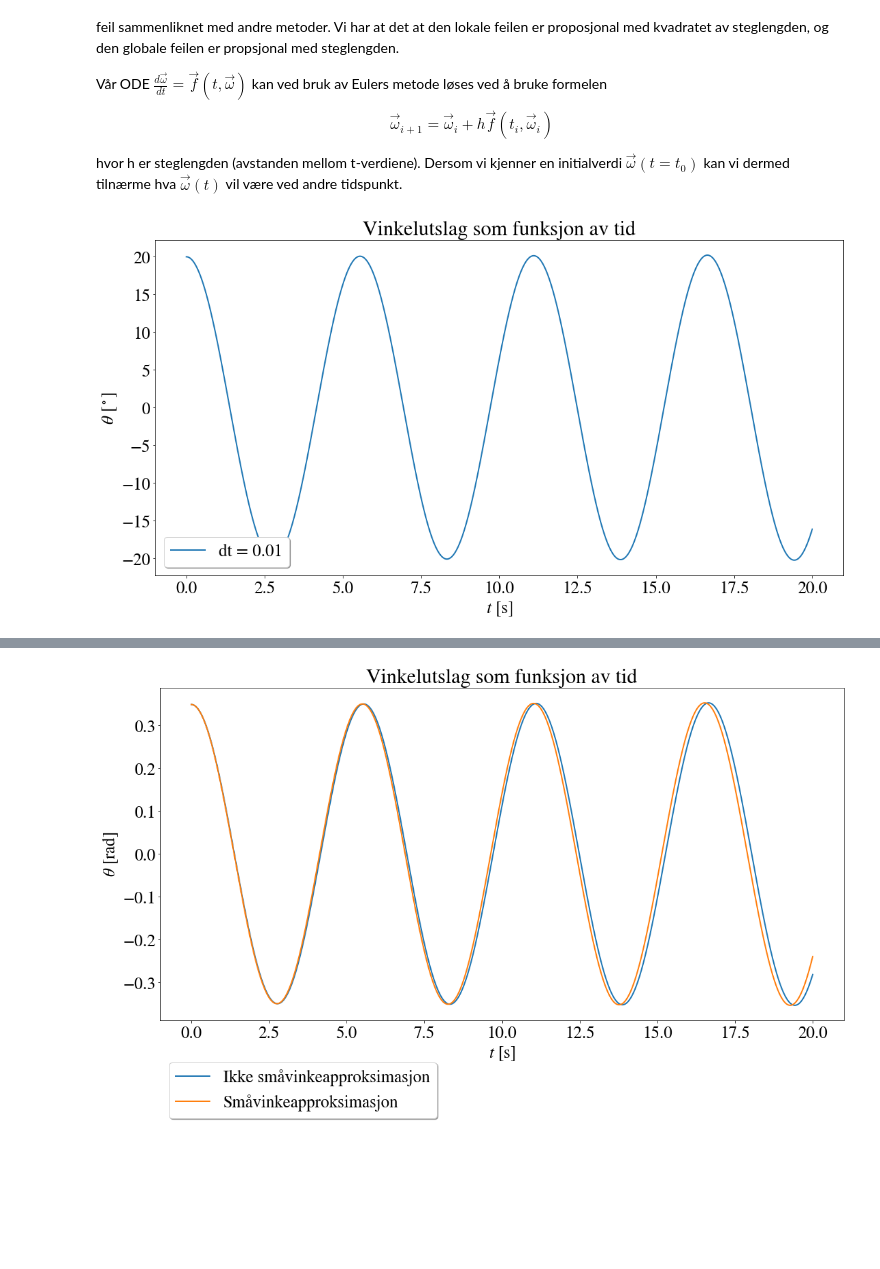
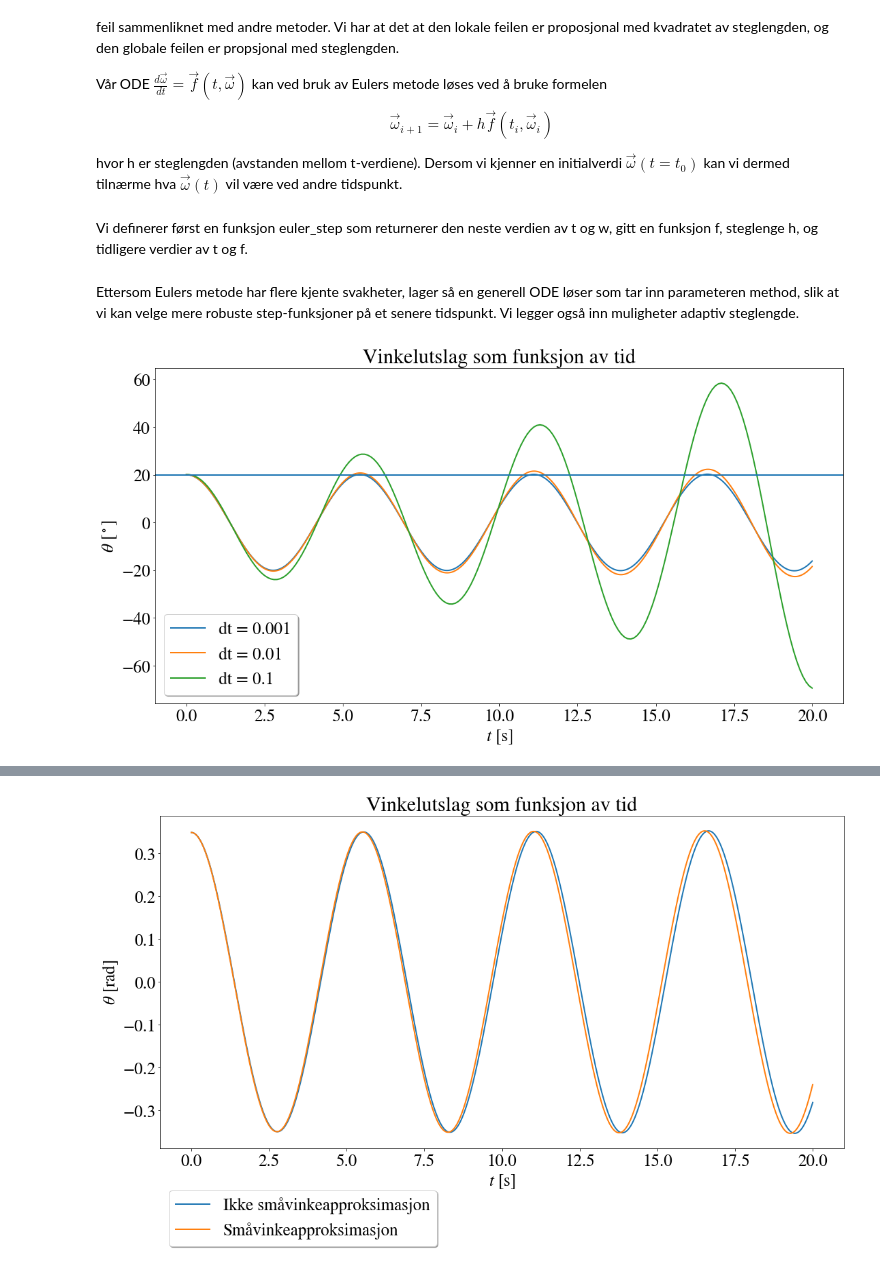
Before and after one commit to emiljonsrud/vitberr_prosjekt2_tekfys, a Jupyter notebook: clean_code.ipynb, the cells around one changed output, grey strips where cells are left out. Drawn from its saved outputs; the diff is of its cells as text; code cells hidden in the pictures; blank space fills up the shorter version.

```diff
--- a/clean_code.ipynb
+++ b/clean_code.ipynb
@@ -257,6 +262,8 @@ $$
 $$
 
 hvor h er steglengden (avstanden mellom t-verdiene). Dersom vi kjenner en initialverdi $\vec{\omega}(t = t_{0})$ kan vi dermed tilnærme hva $\vec{\omega}(t)$ vil være ved andre tidspunkt.
+# %% [markdown]
+Vi definerer først en funksjon euler_step som returnerer den neste verdien av t og w, gitt en funksjon f, steglenge h, og tidligere verdier av t og f.
 # %%
 def euler_step(f, t, w, h_step):
     '''
@@ -274,6 +281,8 @@ def euler_step(f, t, w, h_step):
 
     w_new = w + h_step*f(t, w)
     return t+h, w_new
+# %% [markdown]
+Ettersom Eulers metode har flere kjente svakheter, lager så en generell ODE løser som tar inn parameteren method, slik at vi kan velge mere robuste step-funksjoner på et senere tidspunkt. Vi legger også inn muligheter adaptiv steglengde.
 # %%
 def solve_ODE(f, t_0, t_end, w_0, h_0, method, fixed_step = True, tol = 1e-6, max_iter = 1e5):
     '''
@@ -355,35 +364,48 @@ def test_euler():
     def f(t, w):
         dw = np.array([
             w[1],
             -(A_0 * sigma_0 * g * h)/calculate_I_c(0, 0) * np.sin( w[0] )
         ])
         return dw
 
     # Define the inital condititons, time intervall, and step size
     theta_0 = np.array([np.radians(20)])
     omega_0 = np.array([0])
     w_0 = np.array([theta_0, omega_0]) # Combine all the initial conditions to the array w
 
     t_0 = 0
     t_end = 20
 
-    h_step = 0.001  #The step size of our simulation
+    h_step1 = 0.001  #The step size of our simulation
+    h_step2 = 0.01
+    h_step3 = 0.1
+
 
     # Calculate the angles and angle velocities in the given time intervall using the Euler method
-    t_num, w_num = solve_ODE(f, t_0, t_end, w_0, h_step, euler_step)
+    t_num1, w_num1 = solve_ODE(f, t_0, t_end, w_0, h_step1, euler_step)
+    t_num2, w_num2 = solve_ODE(f, t_0, t_end, w_0, h_step2, euler_step)
+    t_num3, w_num3 = solve_ODE(f, t_0, t_end, w_0, h_step3, euler_step)
 
-    theta_num, omega_num = w_num[0:2]
+
+    theta_num1, omega_num = w_num1[0:2]
+    theta_num2, omega_num = w_num2[0:2]
+    theta_num3, omega_num = w_num3[0:2]
+
+
 
 
     # Plot the angles vs time
-    plt.plot(t_num, np.rad2deg(theta_num), label = "dt = 0.01")
+    plt.plot(t_num1, np.rad2deg(theta_num1), label = "dt = 0.001")
+    plt.plot(t_num2, np.rad2deg(theta_num2), label = "dt = 0.01")
+    plt.plot(t_num3, np.rad2deg(theta_num3), label = "dt = 0.1")
+    plt.axhline(20)
     plt.title("Vinkelutslag som funksjon av tid")
     plt.xlabel('$t$ [s]')
     plt.ylabel(r'$\theta$ [$^\circ$]')
     # plt.ylim(-0.4,0.4)
     plt.legend(loc=3, shadow = True)
     plt.show()
 
 test_euler()
 # %% [output]
-[figure, old version]
+[figure, new version]
```
Also changed, not shown: parts of 14 cells of this notebook.
